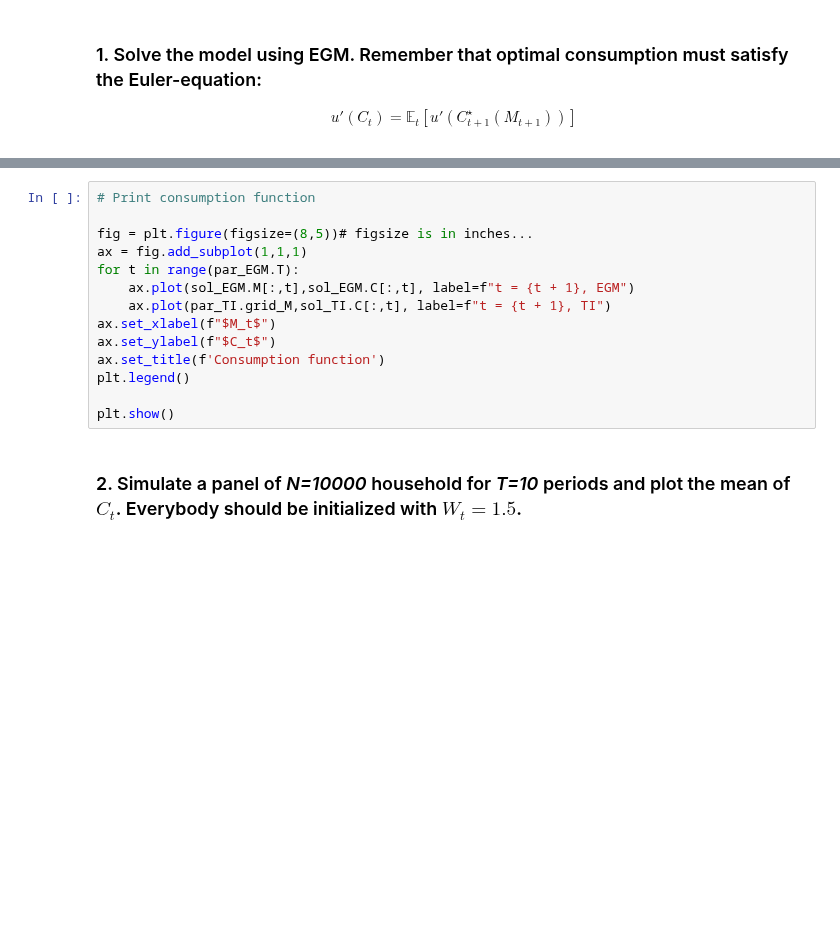
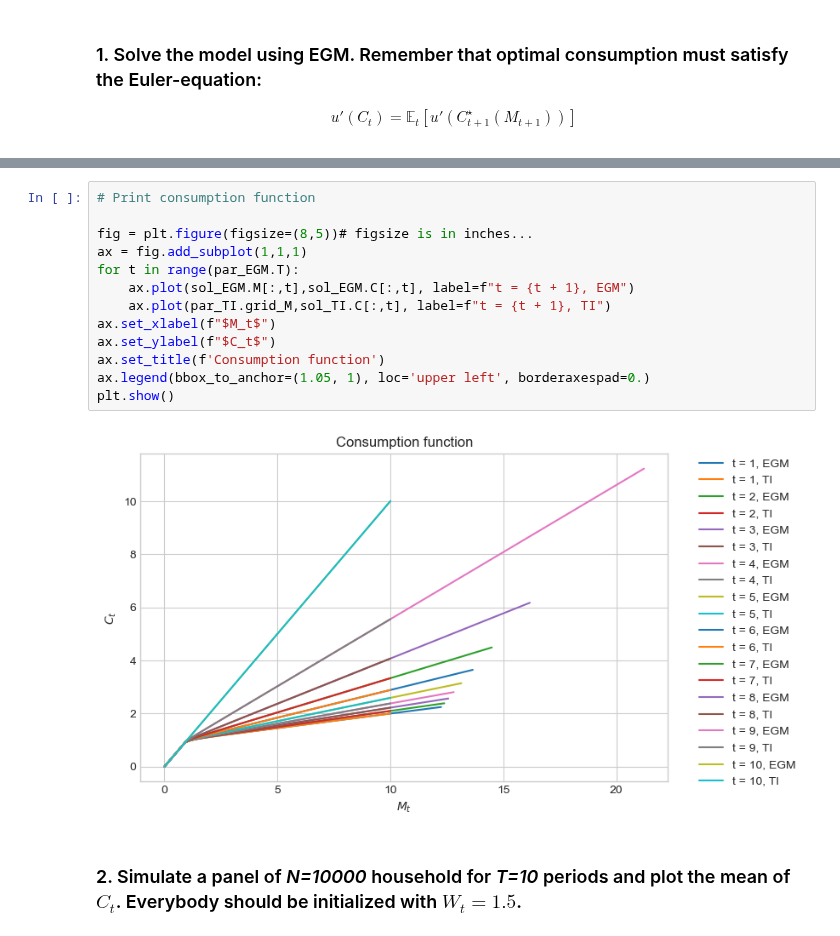
Before and after one commit to bschjerning/dp_ucph, a Jupyter notebook: 3_discrete_continuous_choice/exercises/ex_post/02_EGM.ipynb, the cells around one changed output, grey strips where cells are left out. Cells and saved outputs as stored; diff of their text form; blank space fills up the shorter version.

```diff
--- a/3_discrete_continuous_choice/exercises/ex_post/02_EGM.ipynb
+++ b/3_discrete_continuous_choice/exercises/ex_post/02_EGM.ipynb
@@ -52,17 +58,18 @@ print("Time spent on EGM with loop:", t2 - t1)
 # %%
 # Print consumption function
 
 fig = plt.figure(figsize=(8,5))# figsize is in inches...
 ax = fig.add_subplot(1,1,1)
 for t in range(par_EGM.T):
     ax.plot(sol_EGM.M[:,t],sol_EGM.C[:,t], label=f"t = {t + 1}, EGM")
     ax.plot(par_TI.grid_M,sol_TI.C[:,t], label=f"t = {t + 1}, TI")
 ax.set_xlabel(f"$M_t$")
 ax.set_ylabel(f"$C_t$")
 ax.set_title(f'Consumption function')
-plt.legend()
-
+ax.legend(bbox_to_anchor=(1.05, 1), loc='upper left', borderaxespad=0.)
 plt.show()
+# %% [output]
+[figure, added]
 # %% [markdown]
 ### 2. Simulate a panel of *N=10000* household for *T=10* periods and plot the mean of $C_t$. Everybody should be initialized with $W_t = 1.5$.
 # %%
```
Also changed, not shown: parts of 5 cells of this notebook, 2 other files.
